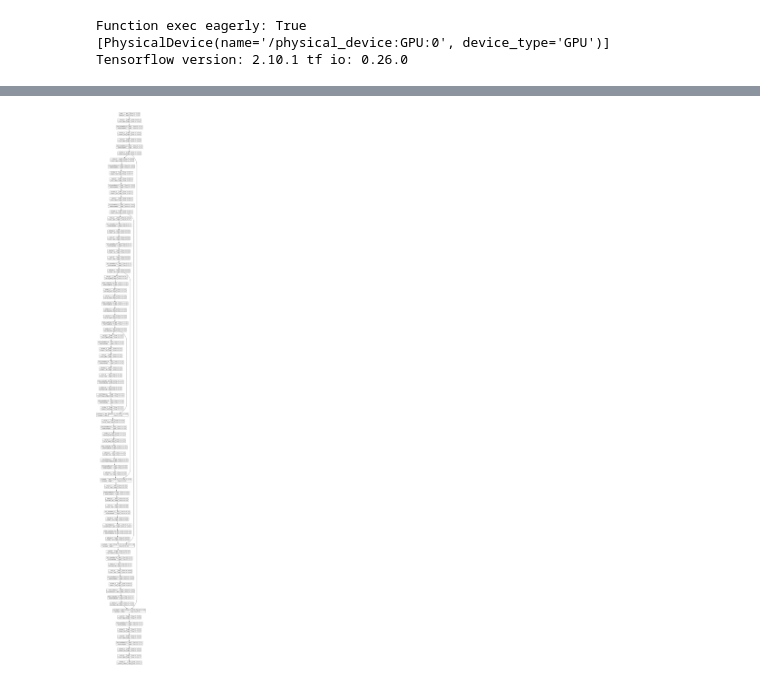
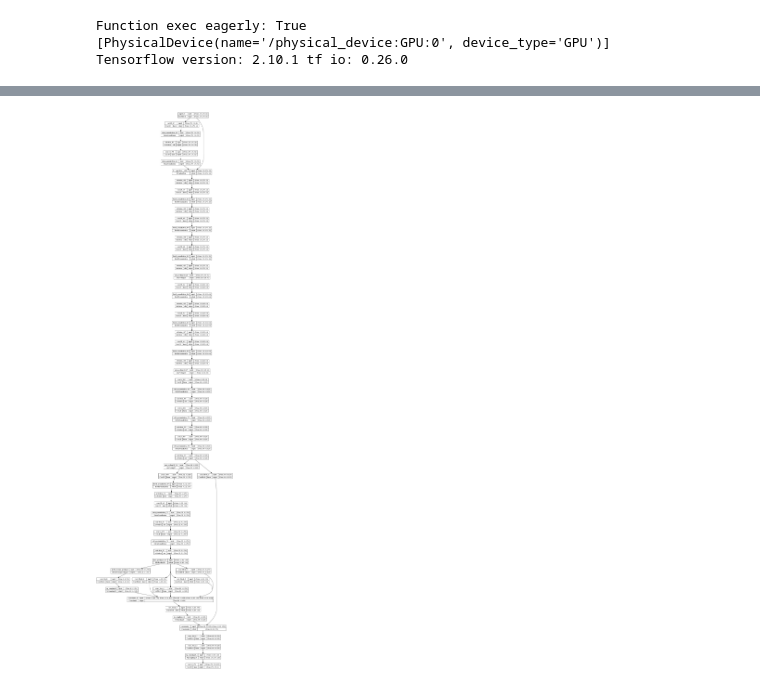
Before and after one commit to workasm/Python-ML, a Jupyter notebook: tf_pupil_segmentation.ipynb, the cells around one changed output, grey strips where cells are left out. Saved outputs shown, nothing was run; the diff lists cells and outputs as text; code cells hidden in the pictures.

Commit message:
deeplabv3+ model first version

```diff
--- a/tf_pupil_segmentation.ipynb
+++ b/tf_pupil_segmentation.ipynb
@@ -122,7 +122,8 @@ b'C:\\SchwindResource\\FieldTest\\Vid94_2021-09-30__09-53-09__Patient1_Frames\\s
 # %%
-import Segmentation, EfficientNet
+import Segmentation, EfficientNet, NN_Blocks
 importlib.reload(Segmentation)
 importlib.reload(EfficientNet)
+importlib.reload(NN_Blocks)
 #from EfficientNet import *
 from enum import IntEnum
 
@@ -142,37 +143,52 @@ train_batches = (fullDS
      .repeat()
      #.map(Augment())
      .prefetch(buffer_size=tf.data.AUTOTUNE))
 #tfds.benchmark(train_batches, batch_size=BATCH_SIZE)
 
 testS = fullDS.take(TEST_SZ)
 validS = fullDS.skip(TEST_SZ).take(VALID_SZ)
 trainS = fullDS.skip(TEST_SZ + VALID_SZ)
 
 inputs = tfl.Input(shape=imageShape)
 
 # input filters: 96, output filters: 24
 # can also do usual VGG block as: vgg_r5_k3_o32_bn
 # and for mbconv: mb_r5_k3...
 block_string = ['r3_k3_s22_e6_i16_o24_se0.25']
 global_args = EfficientNet.GlobalParams(
       batch_norm_momentum=0.99,
       batch_norm_epsilon=1e-3,
       dropout_rate=0.2,
       survival_prob=0.8,
       relu_fn=tf.nn.swish,
       use_se=True,
       clip_projection_output=False)
 
 #M = EfficientNet.ModelGenerator(global_args, block_string)
 inputs = tfl.Input(shape=(256,256,1))
-Z = Segmentation.UNet()(inputs)
-#Z.summary()
-displayModel(Z)
+#Z = Segmentation.UNet()(inputs)
+
+numFlts = 32
+useBN=True
+X = NN_Blocks.conv_block(inputs, numFlts, useBN=useBN)
+X = NN_Blocks.vgg_block(X, numFlts, num_convs=3, kernel_size=3, useBN=useBN)
+X = NN_Blocks.vgg_block(X, numFlts*2, num_convs=3, kernel_size=3, useBN=useBN)
+X = NN_Blocks.vgg_block(X, numFlts*4, num_convs=3, kernel_size=3, useBN=useBN)
+X = NN_Blocks.vgg_block(X, numFlts*8, num_convs=3, kernel_size=3, useBN=useBN)
+
+M = tf.keras.Model(inputs=inputs,outputs=X)
+#M.summary()
+DM = Segmentation.DeepLabv3Plus(M, downscale_factors=[4,4], num_filters=128, dilation_rates=[6,12,18], relu_fn='relu')
+
+#for L in reversed(M.layers[:-1]):
+ #     print(L.name, L.output.shape)
+
+displayModel(DM)
 #MM.build(input_shape=(1,256,256,1))
 #MM.compile(optimizer='adam', loss='mse', metrics=['accuracy'])
 #MM.summary()
 # %% [output]
-[figure, old version]
+[figure, new version]
 # %%
 try:
   model.fit(train_batches, epochs=20, steps_per_epoch=300)
```
Also changed, not shown: parts of 1 cell of this notebook, 1 other file.
